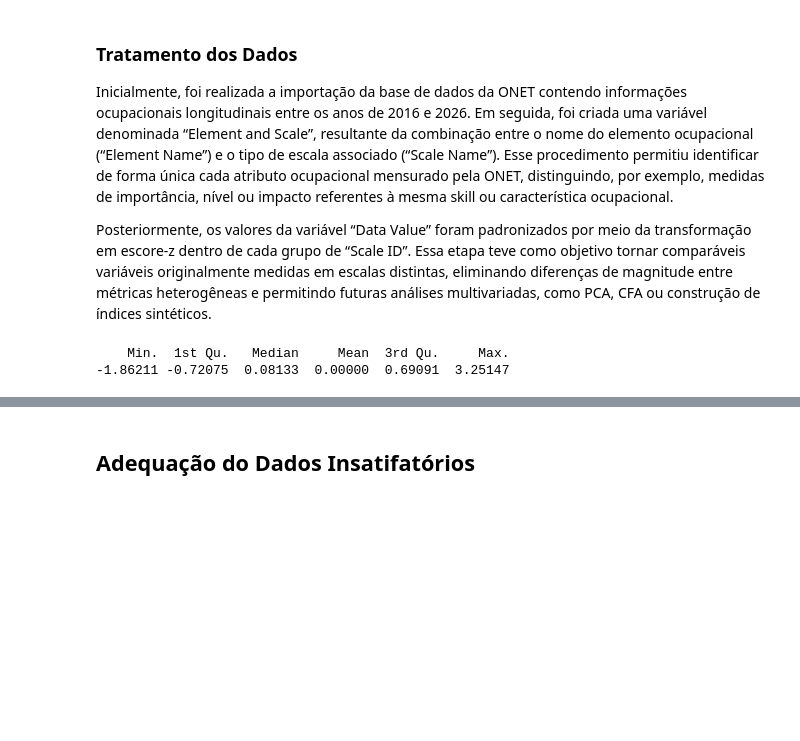
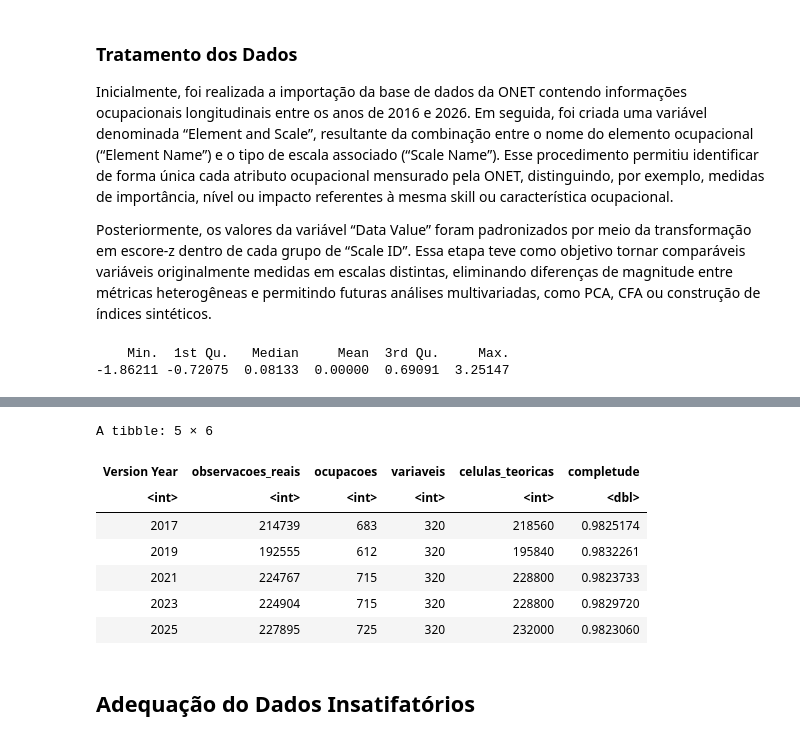
Before and after one commit to maxwpa/mestrado, a Jupyter notebook: analise_inova.ipynb, the cells around one changed output, grey strips where cells are left out. Drawn from its saved outputs; the diff is of its cells as text; code cells hidden in the pictures; blank space fills up the shorter version.

```diff
--- a/analise_inova.ipynb
+++ b/analise_inova.ipynb
@@ -148,3 +174,26 @@ summary(onet$z_Data_Value)
+# %%
+relatorio_completude <- onet %>%
+  group_by(`Version Year`) %>%
+  summarise(
+    observacoes_reais = n(),
+    ocupacoes = n_distinct(`O*NET-SOC Code`),
+    variaveis = n_distinct(`Element and Scale`)
+  ) %>%
+  mutate(
+    celulas_teoricas = ocupacoes * variaveis,
+    completude = observacoes_reais / celulas_teoricas
+  )
+
+relatorio_completude
+# %% [output]
+A tibble: 5 × 6
+| Version Year | observacoes_reais | ocupacoes | variaveis | celulas_teoricas | completude |
+| <int> | <int> | <int> | <int> | <int> | <dbl> |
+| 2017 | 214739 | 683 | 320 | 218560 | 0.9825174 |
+| 2019 | 192555 | 612 | 320 | 195840 | 0.9832261 |
+| 2021 | 224767 | 715 | 320 | 228800 | 0.9823733 |
+| 2023 | 224904 | 715 | 320 | 228800 | 0.9829720 |
+| 2025 | 227895 | 725 | 320 | 232000 | 0.9823060 |
 # %% [markdown]
 ## Adequação do Dados Insatifatórios
 # %% [markdown]
```
Also changed, not shown: parts of 21 cells of this notebook.
